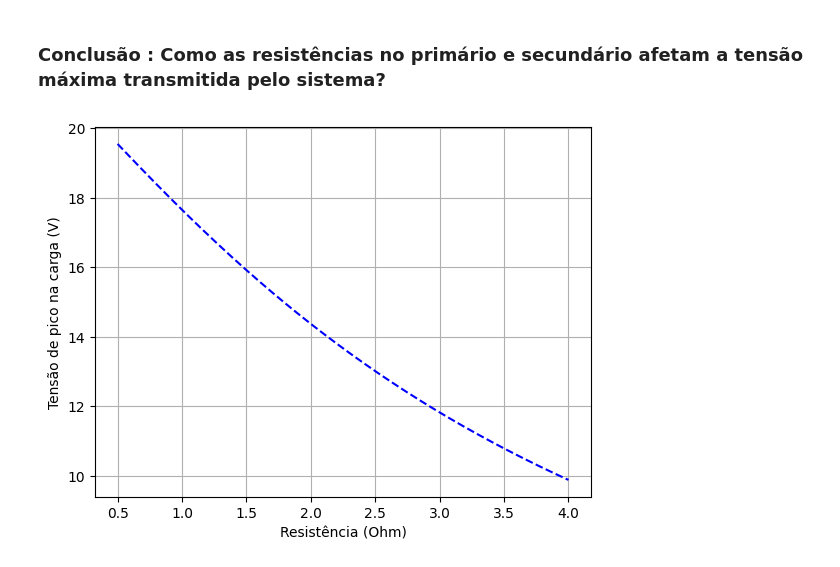
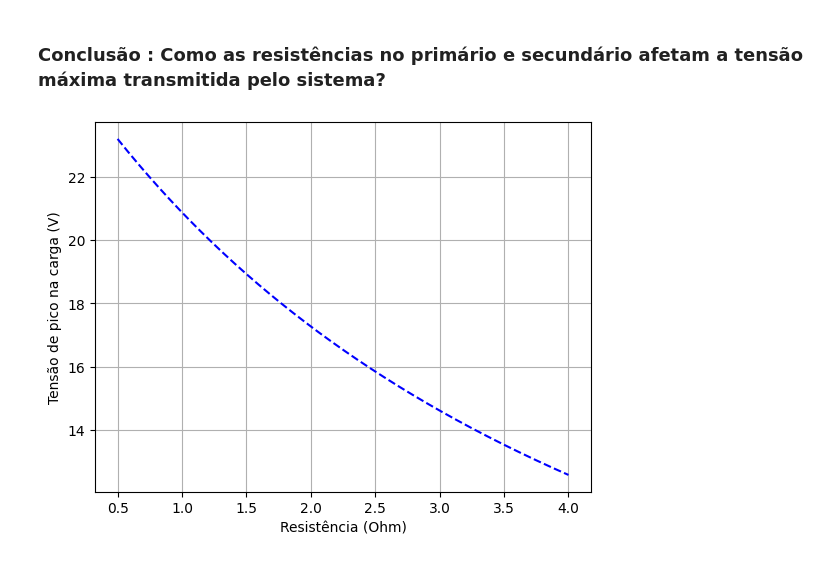
Before and after one commit to gustavoeso/Projeto_mag_2023.2, a Jupyter notebook: projeto.ipynb, the cells around one changed output. Cells and saved outputs as stored; diff of their text form; code cells hidden in the pictures.

```diff
--- a/projeto.ipynb
+++ b/projeto.ipynb
@@ -257,7 +306,7 @@ for f in lista_freq:
     # ------------------- Valores Reais ------------------- #
 
     #Calculando novamente para os valores reais
-    i1_2, i2_2 = CalcularTransformador_projeto2(uf_simulado, R1, R2, Rc, L1, L2, C, K_ideal, f)
+    i1_2, i2_2, _ = CalcularTransformador_projeto2(uf_simulado, R1, R2, Rc, L1, L2, C, K_ideal, f)
     Pot_2 = (Calcula_Potencia(Uf, i1_2)).real
     lista_potencia_fonte_2.append(Pot_2)
 
@@ -328,7 +377,7 @@ for k_novo in lista_k:
     # ------------------- Valores Reais ------------------- #
 
     f2 = 19620.42 #Frequência real de operação - 20kHz
-    i1_2, i2_2 = CalcularTransformador_projeto2(V_entrada, R1*1.9, R2*1.9, Rc, L1, L2, C, k_novo, f2)
+    i1_2, i2_2, _ = CalcularTransformador_projeto2(V_entrada, R1*1.9, R2*1.9, Rc, L1, L2, C, k_novo, f2)
     w_2 = 2*pi*f2
     Z_eq_carga_2 = ((1/(1j*w_2*C))*Rc)/((1/(1j*w_2*C))+Rc)
     V_carga_2 = i2_2*Z_eq_carga_2
@@ -339,15 +388,18 @@ i = lista_tensao_pico_2.index(max(lista_tensao_pico_2))
 
 plt.plot(lista_k, lista_tensao_pico_2)
 plt.plot(lista_k[i], lista_tensao_pico_2[i], 'ro', label=f'{round(lista_tensao_pico_2[i], 3)} V')
-#plt.title("Tensão de pico na carga x k - Valores Reais")
-plt.xlabel("k")
+plt.title("V2 x Coeficiente de acoplamento (k)")
+plt.xlabel("Coeficiente de acoplamento (k)")
 plt.ylabel("Tensão de pico na carga (V)")
 plt.legend()
 plt.grid(True)
 plt.show()
 
 i = lista_tensao_pico_2.index(max(lista_tensao_pico_2))
-print(f'O valor de k para a tensão de pico na carga ser máxima é {lista_k[i]}\n')
+
+k = lista_k[i]
+
+print(f'O valor de k para a tensão de pico na carga ser máxima é {k}\n')
 print(f'A tensão de pico na carga é {max(lista_tensao_pico_2)} V\n')
 print(f'A resistência utilizada para o modelo para o primário e para o secundário foi de {R1*1.9:.3f} e {R2*1.9:.3f} Ohms, respectivamente.')
 # %% [output]
@@ -391,29 +474,29 @@ print(P)
 # %%
 #Principais parâmetros para o projeto
 Rc = 100
-L1 = 0.0004523
-L2 = 0.0004528
+L1 = L
+L2 = L
 C = 150e-9
-k_ideal = 0.11711711711711711
+k_ideal = 0.1981981981981982
 
 # Considerando que r1 = r2 = r
 lista_r = np.arange(0.5, 4.01, 0.01)
 lista_tensao_max = []
 lista_tensao_pico_3 = []
 
 for r in lista_r:
     f2 = 20000
-    i1_2, i2_2 = CalcularTransformador_projeto2(V_entrada, r, r, Rc, L1, L2, C, k_ideal, f2)
+    i1_2, i2_2, _ = CalcularTransformador_projeto2(V_entrada, r, r, Rc, L1, L2, C, k_ideal, f2)
     w_2 = 2*pi*f2
     Z_eq_carga_3 = ((1/(1j*w_2*C))*Rc)/((1/(1j*w_2*C))+Rc)
     V_carga_3 = i2_2*Z_eq_carga_2
     lista_tensao_pico_3.append(abs(V_carga_3))
 
 plt.plot(lista_r, lista_tensao_pico_3, 'b--')
 #plt.title("Tensão de pico na carga x resistência", fontsize=14, fontweight='bold', fontstyle='italic', fontfamily='Serif')
 plt.xlabel("Resistência (Ohm)")
 plt.ylabel("Tensão de pico na carga (V)")
 plt.grid(True)
 plt.show()
 # %% [output]
-[figure, old version]
+[figure, new version]
```
Also changed, not shown: parts of 8 cells of this notebook.
